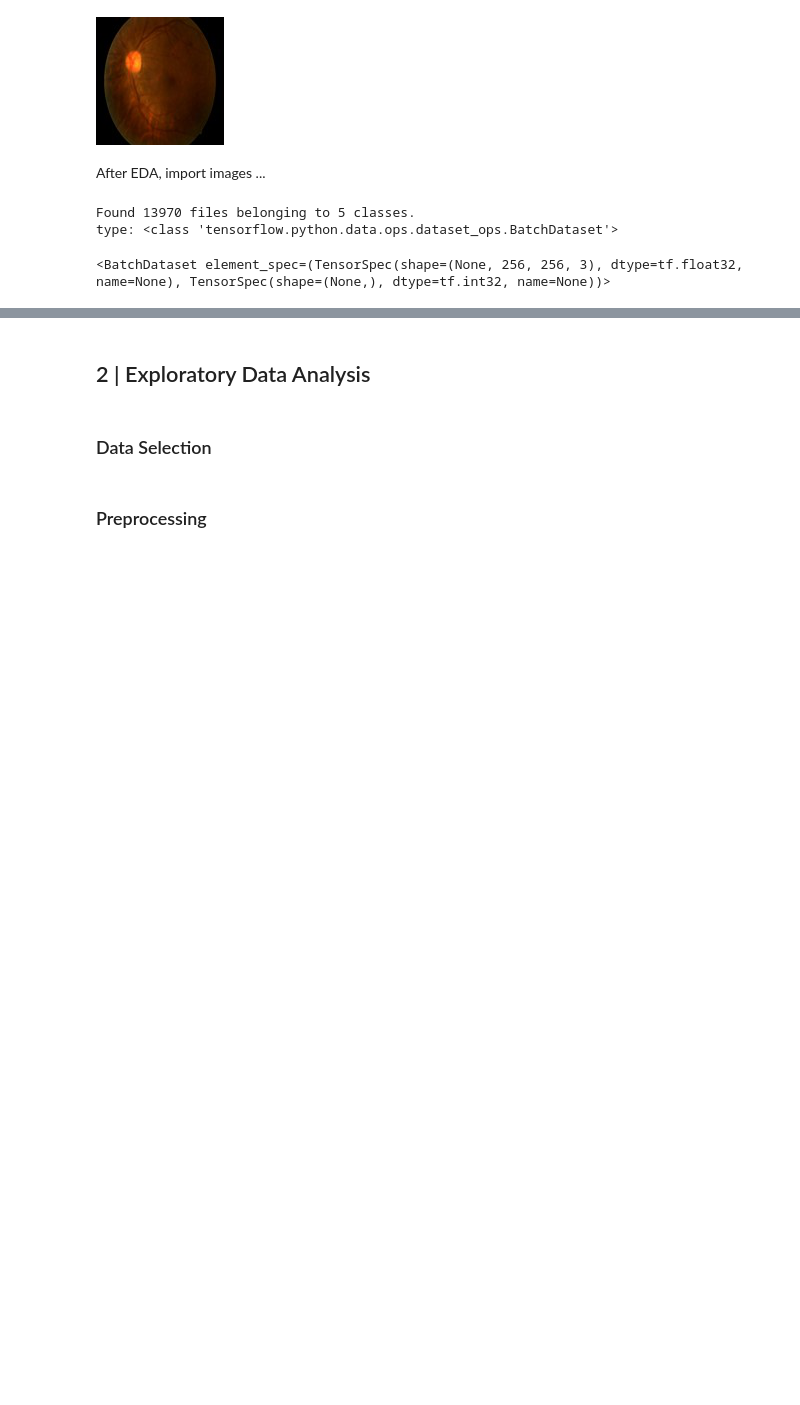
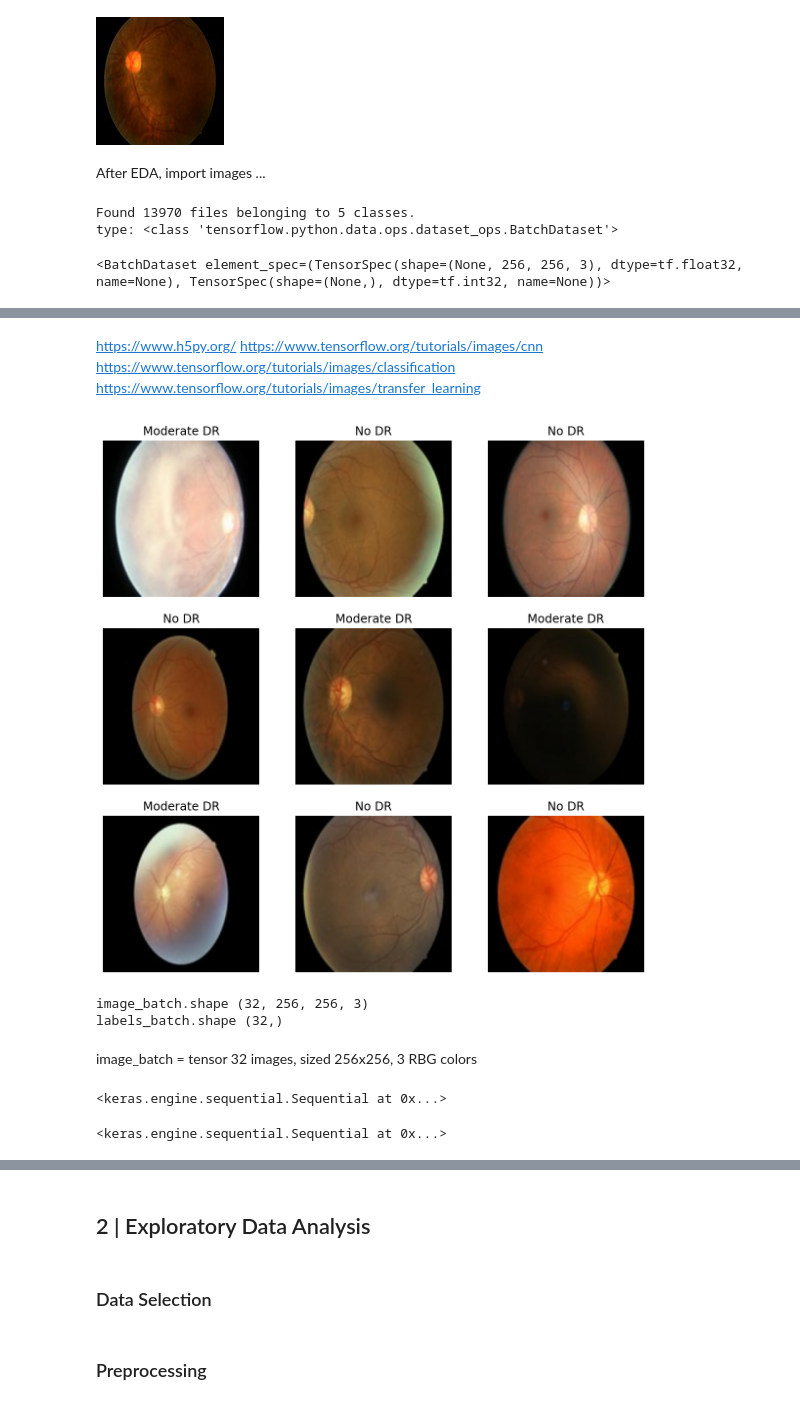
Before and after one commit to slp22/deep-learning-project, a Jupyter notebook: dl_diabetic_retinopathy_mvp.ipynb, the cells around one changed output, grey strips where cells are left out. Drawn from its saved outputs; the diff is of its cells as text; code cells hidden in the pictures; blank space fills up the shorter version.

Commit message:
add model code blocks

```diff
--- a/dl_diabetic_retinopathy_mvp.ipynb
+++ b/dl_diabetic_retinopathy_mvp.ipynb
@@ -118,12 +142,14 @@ data = tf.keras.preprocessing.image_dataset_from_directory(
     subset=None,
     interpolation="bilinear",
     follow_links=False,
-    crop_to_aspect_ratio=True)
+    crop_to_aspect_ratio=False )
 
 print('type:', type(data), '\n')
-
 data
 # %% [output]
 Found 13970 files belonging to 5 classes.
 type: <class 'tensorflow.python.data.ops.dataset_ops.BatchDataset'>
 <BatchDataset element_spec=(TensorSpec(shape=(None, 256, 256, 3), dtype=tf.float32, name=None), TensorSpec(shape=(None,), dtype=tf.int32, name=None))>
+# %%
+class_names = data.class_names
+class_names
@@ -159,0 +169,53 @@ array([[[0., 0., 0.],
+# %% [markdown]
+https://www.h5py.org/
+https://www.tensorflow.org/tutorials/images/cnn
+https://www.tensorflow.org/tutorials/images/classification
+https://www.tensorflow.org/tutorials/images/transfer_learning
+# %%
+import matplotlib.pyplot as plt
+
+plt.figure(figsize=(10, 10))
+for images, labels in data.take(1):
+  for i in range(9):
+    ax = plt.subplot(3, 3, i + 1)
+    plt.imshow(images[i].numpy().astype("uint8"))
+    plt.title(class_names[labels[i]])
+    plt.axis("off")
+# %% [output]
+[figure, added]
+# %%
+for image_batch, labels_batch in data:
+  print('image_batch.shape', image_batch.shape)
+  print('labels_batch.shape', labels_batch.shape)
+  break
+# %% [output]
+image_batch.shape (32, 256, 256, 3)
+labels_batch.shape (32,)
+# %% [markdown]
+image_batch = tensor 32 images, sized 256x256, 3 RBG colors
+# %%
+num_classes = len(class_names)
+
+model = Sequential([
+  layers.Rescaling(1./255, input_shape=(256, 256, 3)),
+  layers.Conv2D(16, 3, padding='same', activation='relu'),
+  layers.MaxPooling2D(),
+  layers.Conv2D(32, 3, padding='same', activation='relu'),
+  layers.MaxPooling2D(),
+  layers.Conv2D(64, 3, padding='same', activation='relu'),
+  layers.MaxPooling2D(),
+  layers.Flatten(),
+  layers.Dense(128, activation='relu'),
+  layers.Dense(num_classes)
+])
+model
+# %% [output]
+<keras.engine.sequential.Sequential at 0x...>
+# %%
+model.compile(optimizer='adam',
+              loss=tf.keras.losses.SparseCategoricalCrossentropy(from_logits=True),
+              metrics=['accuracy'])
+
+model
+# %% [output]
+<keras.engine.sequential.Sequential at 0x...>
```
Also changed, not shown: parts of 8 cells of this notebook.
